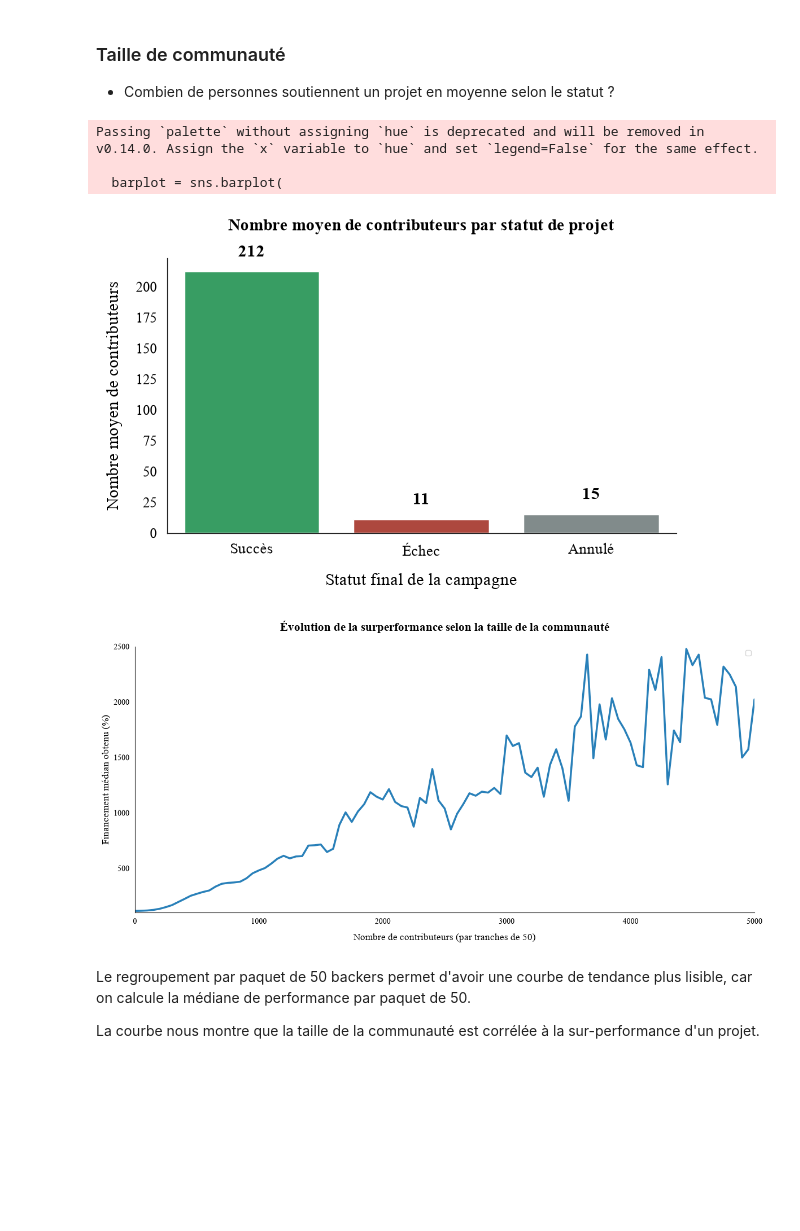
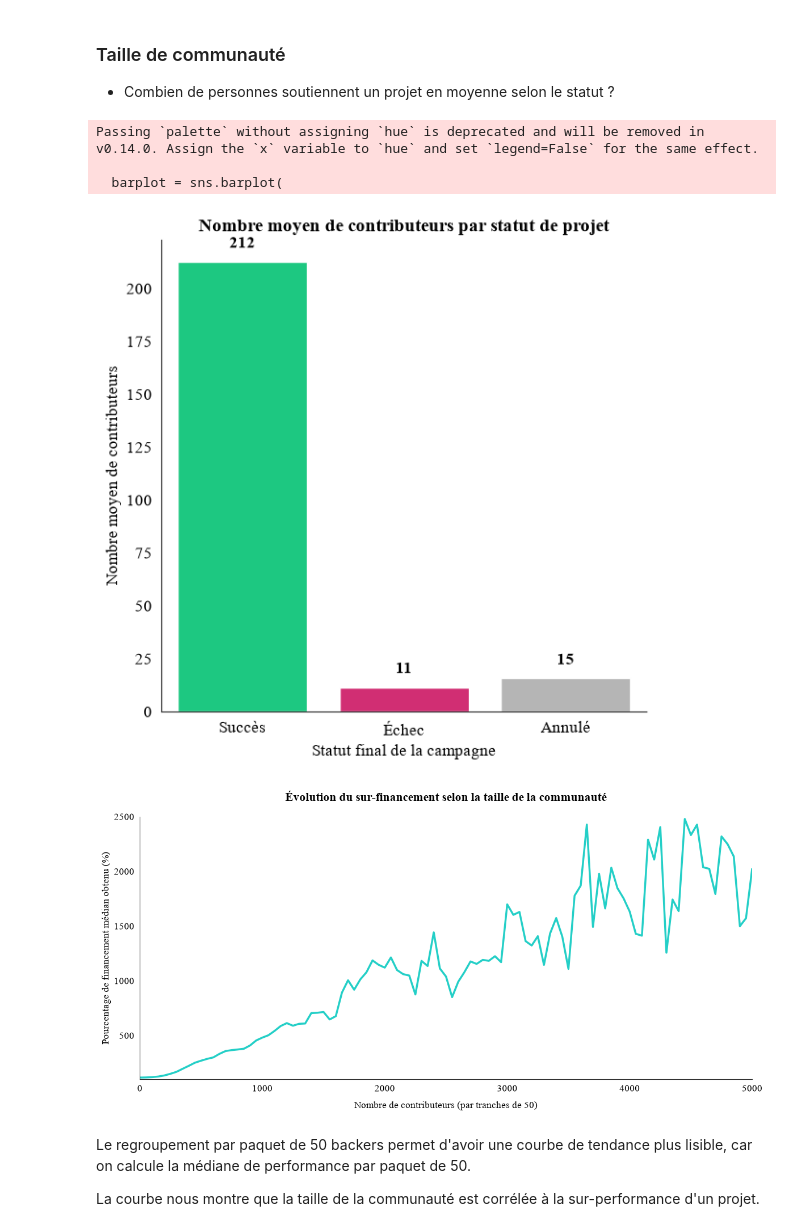
Before and after one commit to lbrdmariama/memoire-2026, a Jupyter notebook: code/analyse-exploratoire.ipynb, the cells around one changed output. Drawn from its saved outputs; the diff is of its cells as text; code cells hidden in the pictures; blank space fills up the shorter version.

```diff
--- a/code/analyse-exploratoire.ipynb
+++ b/code/analyse-exploratoire.ipynb
@@ -19,13 +19,13 @@ sns.set_style("white")
 plt.rcParams.update({
     'font.family': 'Times New Roman',
 
-    'axes.titlesize': 12,
+    'axes.titlesize': 14,
     'axes.titleweight': 'bold',
-    'axes.labelsize': 10,
-    'xtick.labelsize': 10,
-    'ytick.labelsize': 10,
-    'legend.fontsize': 9,
-    'font.size': 10,
+    'axes.labelsize': 12,
+    'xtick.labelsize': 12,
+    'ytick.labelsize': 12,
+    'legend.fontsize': 10,
+    'font.size': 12,
     # Couleurs par défaut
 
     'text.color': '#000000',
@@ -1044,42 +999,42 @@ En regardant ce graphique, on peut voir qu'il vaut mieux ne pas se précipiter p
 * Combien de personnes soutiennent un projet en moyenne selon le statut ?
 # %%
 
-plt.figure(figsize=(6, 4))
+plt.figure(figsize=(6, 6))
 
 barplot = sns.barplot(
     data=df_completed,
     x='state',
     y='backers_count',
-    order=['successful', 'failed', 'canceled'], # On force un ordre logique
-    palette=['#27ae60', '#c0392b', '#7f8c8d'],   # Vert (succès), Rouge (échec), Gris (annulé)
+    order=['successful', 'failed', 'canceled'],
+    palette=['#00e486', '#ec136f', "#b5b5b5"],
     errorbar=None
 )
 
-plt.title("Nombre moyen de contributeurs par statut de projet", fontsize=12, fontweight='bold', pad=20)
-plt.xlabel("Statut final de la campagne", fontsize=12, labelpad=10)
-plt.ylabel("Nombre moyen de contributeurs", fontsize=12, labelpad=10)
+plt.title("Nombre moyen de contributeurs par statut de projet")
+plt.xlabel("Statut final de la campagne")
+plt.ylabel("Nombre moyen de contributeurs")
 
-barplot.set_xticklabels(['Succès', 'Échec', 'Annulé'], fontsize=11)
+barplot.set_xticklabels(['Succès', 'Échec', 'Annulé'])
 
 for p in barplot.patches:
     barplot.annotate(
-        format(int(p.get_height()), ','), # Ajoute un séparateur de milliers si besoin
+        format(int(p.get_height()), ','),
         (p.get_x() + p.get_width() / 2., p.get_height()),
         ha='center', va='bottom',
         xytext=(0, 8),
         textcoords='offset points',
         fontsize=12, fontweight='bold'
     )
 
 sns.despine()
 
 plt.tight_layout()
 plt.show()
 # %% [output]
 Passing `palette` without assigning `hue` is deprecated and will be removed in v0.14.0. Assign the `x` variable to `hue` and set `legend=False` for the same effect.
 
   barplot = sns.barplot(
-[figure, old version]
+[figure, new version]
 # %%
 # Regrouper par tranches de 50 backers
 df_success['backers_group'] = (df_success['backers_count'] // 50) * 50
@@ -1101,24 +1056,22 @@ sns.lineplot(
     data=trend_df,
     x='backers_group',
     y='smoothed',
-    color='#2980b9',
+    color="#24cfc7",
     linewidth=2.5
 )
 
-plt.title("Évolution de la surperformance selon la taille de la communauté", fontsize=15, fontweight='bold', pad=20)
+plt.title("Évolution du sur-financement selon la taille de la communauté", fontsize=15, fontweight='bold', pad=20)
 plt.xlabel("Nombre de contributeurs (par tranches de 50)", fontsize=12, labelpad=10)
-plt.ylabel("Financement médian obtenu (%)", fontsize=12)
+plt.ylabel("Pourcentage de financement médian obtenu (%)", fontsize=12)
 
 plt.ylim(100, 2500)
 plt.xlim(0, 5000)
 
-plt.legend()
-
 sns.despine()
 plt.tight_layout()
 plt.show()
 # %% [output]
-[figure, old version]
+[figure, new version]
 # %% [markdown]
 Le regroupement par paquet de 50 backers permet d'avoir une courbe de tendance plus lisible, car on calcule la médiane de performance par paquet de 50.
 
```
Also changed, not shown: parts of 36 cells of this notebook, 1 other file.
